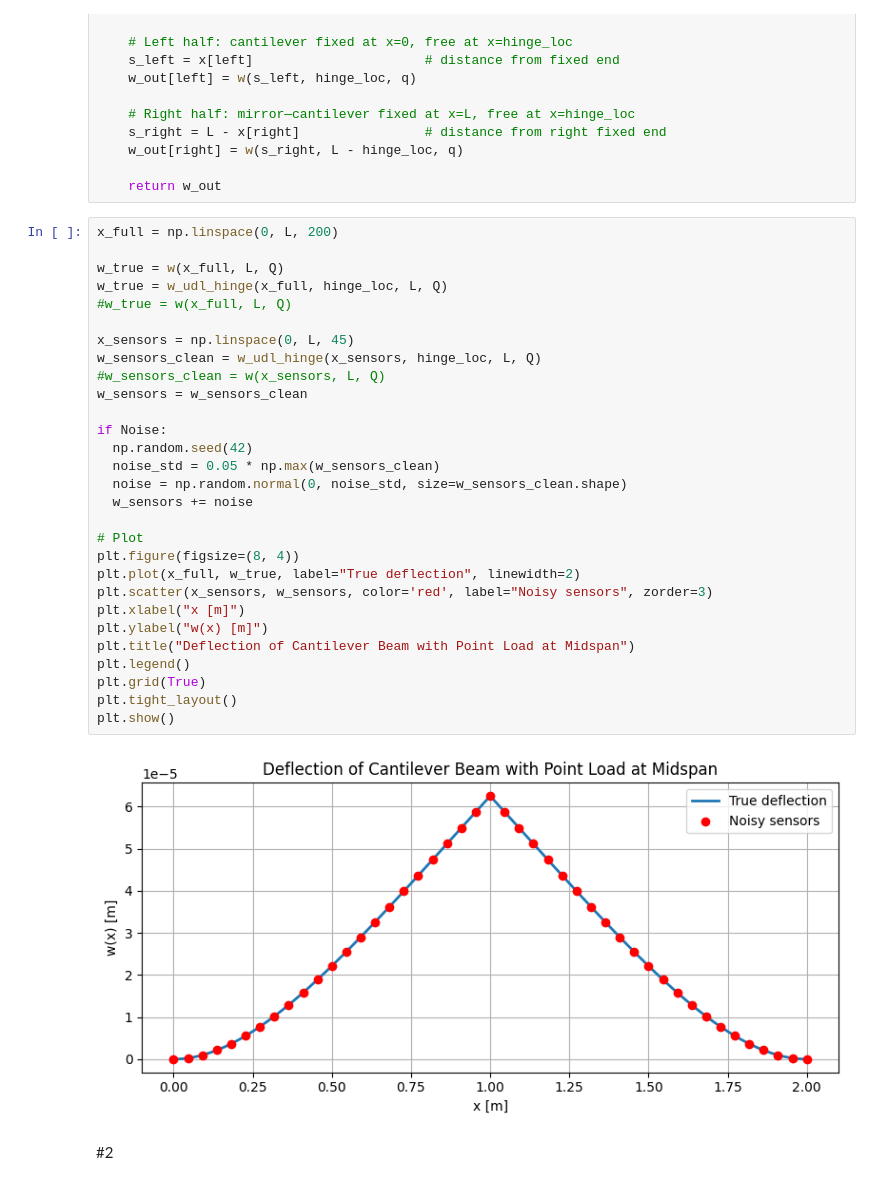
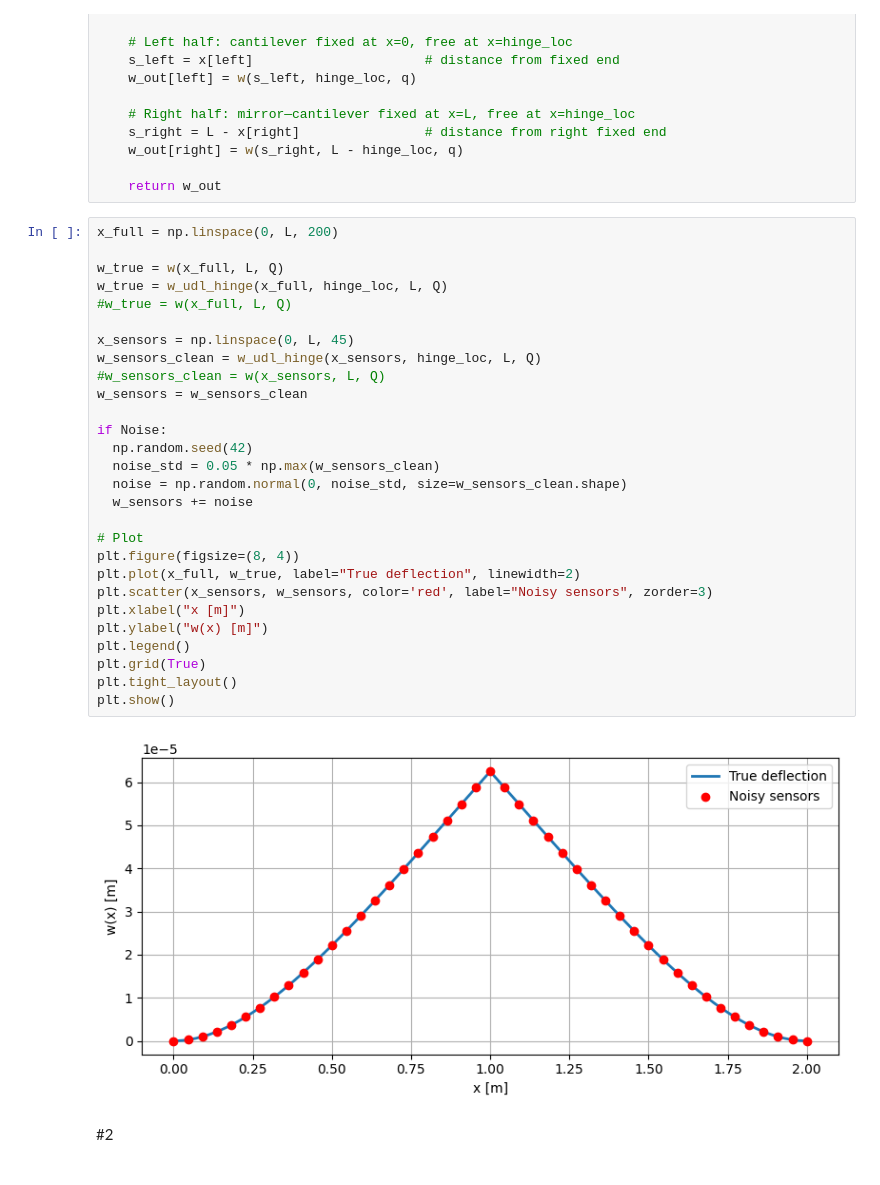
Before and after one commit to ShiyuanDengg/2D-Wall, a Jupyter notebook: 1D/1D Beam Nerf Combined Model.ipynb, the cells around one changed output. Drawn from its saved outputs; the diff is of its cells as text.

```diff
--- a/1D/1D Beam Nerf Combined Model.ipynb
+++ b/1D/1D Beam Nerf Combined Model.ipynb
@@ -59,34 +59,33 @@ def w_udl_hinge(x, hinge_loc, L, q):
 # %%
 x_full = np.linspace(0, L, 200)
 
 w_true = w(x_full, L, Q)
 w_true = w_udl_hinge(x_full, hinge_loc, L, Q)
 #w_true = w(x_full, L, Q)
 
 x_sensors = np.linspace(0, L, 45)
 w_sensors_clean = w_udl_hinge(x_sensors, hinge_loc, L, Q)
 #w_sensors_clean = w(x_sensors, L, Q)
 w_sensors = w_sensors_clean
 
 if Noise:
   np.random.seed(42)
   noise_std = 0.05 * np.max(w_sensors_clean)
   noise = np.random.normal(0, noise_std, size=w_sensors_clean.shape)
   w_sensors += noise
 
 # Plot
 plt.figure(figsize=(8, 4))
 plt.plot(x_full, w_true, label="True deflection", linewidth=2)
 plt.scatter(x_sensors, w_sensors, color='red', label="Noisy sensors", zorder=3)
 plt.xlabel("x [m]")
 plt.ylabel("w(x) [m]")
-plt.title("Deflection of Cantilever Beam with Point Load at Midspan")
 plt.legend()
 plt.grid(True)
 plt.tight_layout()
 plt.show()
 # %% [output]
-[figure, old version]
+[figure, new version]
 # %% [markdown]
 #2
 # %%
```
Also changed, not shown: parts of 14 cells of this notebook, 1 other file.
